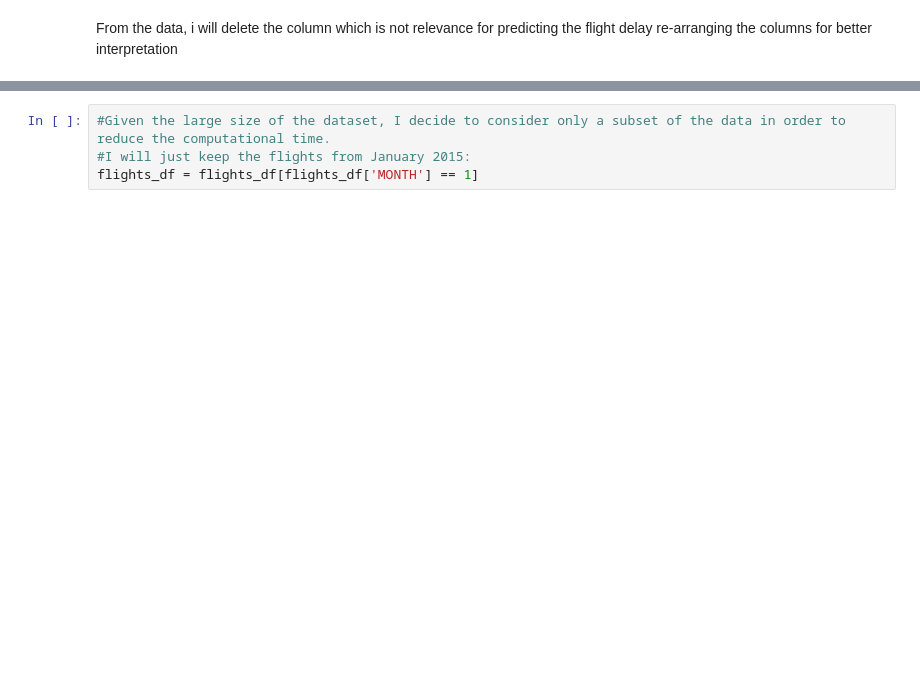
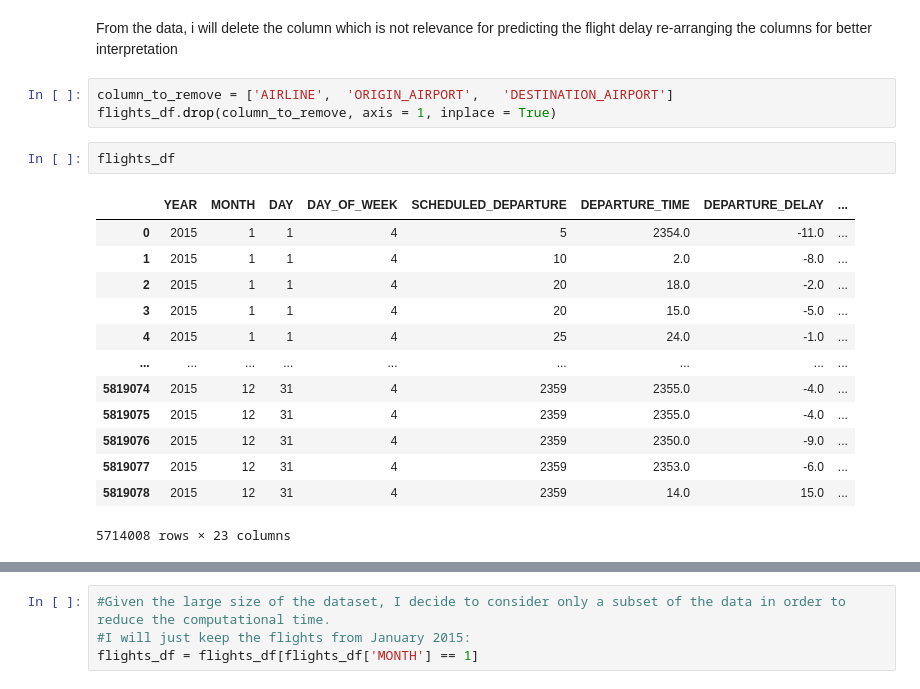
Before and after one commit to arvind-maurya/IIML_Group_Project, a Jupyter notebook: Predicting_Flight_Delay_Trial.ipynb, the cells around one changed output, grey strips where cells are left out. Saved outputs shown, nothing was run; the diff lists cells and outputs as text; blank space fills up the shorter version.

```diff
--- a/Predicting_Flight_Delay_Trial.ipynb
+++ b/Predicting_Flight_Delay_Trial.ipynb
@@ -145,2 +143,21 @@ flights_df.describe(include='all')
 # %% [markdown]
 From the data, i will delete the column which is not relevance for predicting the flight delay re-arranging the columns for better interpretation
+# %%
+column_to_remove = ['AIRLINE',	'ORIGIN_AIRPORT',	'DESTINATION_AIRPORT']
+flights_df.drop(column_to_remove, axis = 1, inplace = True)
+# %%
+flights_df
+# %% [output]
+|  | YEAR | MONTH | DAY | DAY_OF_WEEK | SCHEDULED_DEPARTURE | DEPARTURE_TIME | DEPARTURE_DELAY | ... |
+| 0 | 2015 | 1 | 1 | 4 | 5 | 2354.0 | -11.0 | ... |
+| 1 | 2015 | 1 | 1 | 4 | 10 | 2.0 | -8.0 | ... |
+| 2 | 2015 | 1 | 1 | 4 | 20 | 18.0 | -2.0 | ... |
+| 3 | 2015 | 1 | 1 | 4 | 20 | 15.0 | -5.0 | ... |
+| 4 | 2015 | 1 | 1 | 4 | 25 | 24.0 | -1.0 | ... |
+| ... | ... | ... | ... | ... | ... | ... | ... | ... |
+| 5819074 | 2015 | 12 | 31 | 4 | 2359 | 2355.0 | -4.0 | ... |
+| 5819075 | 2015 | 12 | 31 | 4 | 2359 | 2355.0 | -4.0 | ... |
+| 5819076 | 2015 | 12 | 31 | 4 | 2359 | 2350.0 | -9.0 | ... |
+| 5819077 | 2015 | 12 | 31 | 4 | 2359 | 2353.0 | -6.0 | ... |
+| 5819078 | 2015 | 12 | 31 | 4 | 2359 | 14.0 | 15.0 | ... |
+5714008 rows × 23 columns
```
Also changed, not shown: parts of 84 cells of this notebook.
